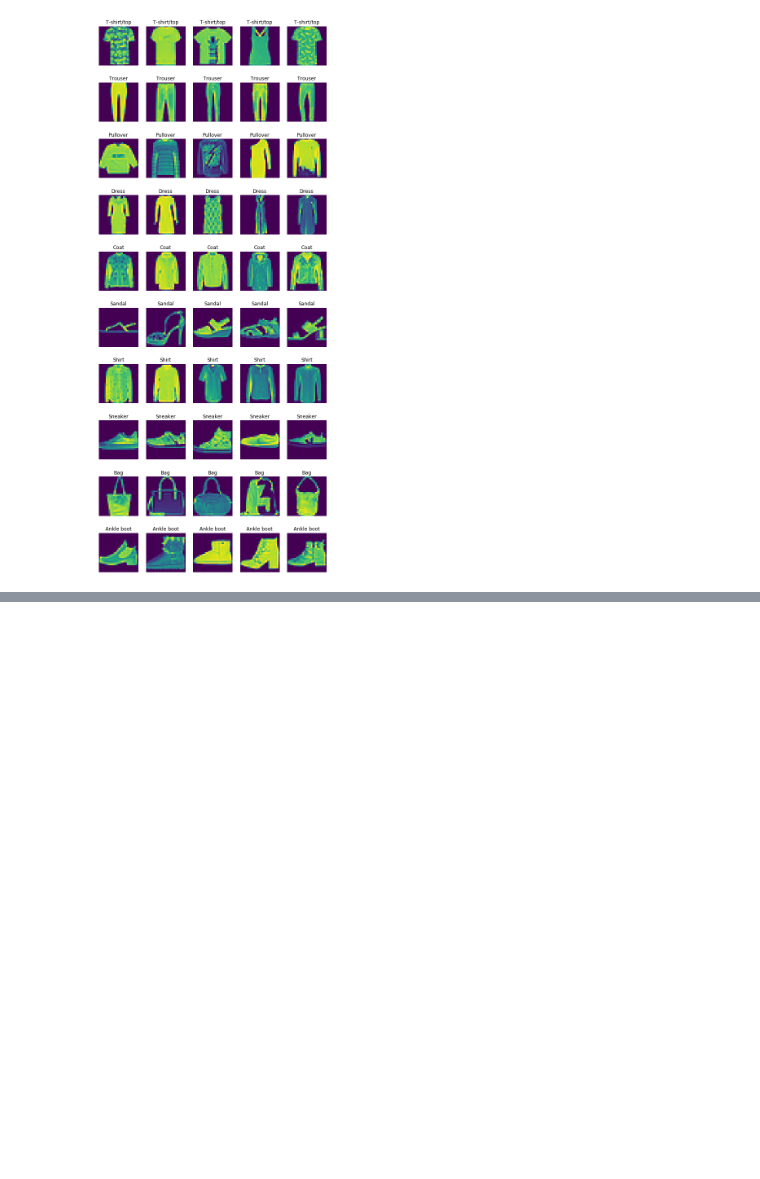
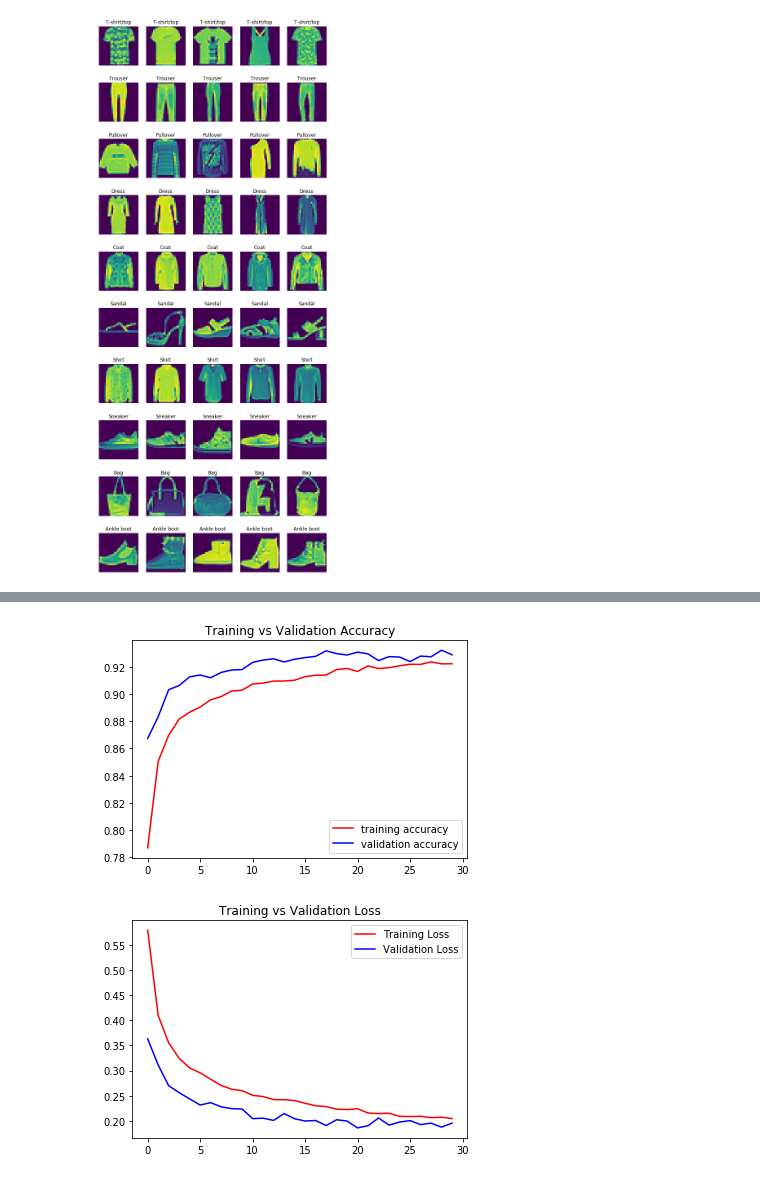
Before and after one commit to RinerAlexander/FashionVision, a Jupyter notebook: MachineLearning.ipynb, the cells around one changed output, grey strips where cells are left out. Cells and saved outputs as stored; diff of their text form; code cells hidden in the pictures; blank space fills up the shorter version.

Commit message:
Model Run up to Image Prediction

```diff
--- a/MachineLearning.ipynb
+++ b/MachineLearning.ipynb
@@ -82,0 +93,26 @@ FileNotFoundError: [Errno 2] No such file or directory: '../input/pixel-pictures
+# %%
+# Image Augmentation
+from tensorflow.keras.preprocessing.image import ImageDataGenerator
+
+training_datagen = ImageDataGenerator(zoom_range=0.1,
+                                      shear_range = 0.1,
+                                      rotation_range = 0.1,
+                                      horizontal_flip=True,
+                                      fill_mode = 'nearest')
+
+training_datagen.fit(training_images)
+# %%
+model = tf.keras.models.Sequential([tf.keras.layers.Conv2D(32,(3,3),activation='relu', padding= 'same', input_shape=(28, 28, 1)),
+                                    tf.keras.layers.MaxPooling2D(2,2),
+                                    tf.keras.layers.Dropout(0.20),
+                                    tf.keras.layers.Conv2D(64,(3,3),activation='relu', padding= 'same'),
+                                    tf.keras.layers.MaxPooling2D(2,2),
+                                    tf.keras.layers.Dropout(0.25),
+                                    tf.keras.layers.Flatten(),
+                                    tf.keras.layers.Dense(256, activation = 'relu'),
+                                    tf.keras.layers.Dropout(0.2),
+                                    tf.keras.layers.Dense(10 , activation = 'softmax')])
+
+model.compile(loss = 'categorical_crossentropy', optimizer = 'adam', metrics = ['accuracy'])
+# %%
+history = model.fit(training_datagen.flow(training_images, training_labels), verbose = 1, epochs = 30, batch_size = 50, steps_per_epoch= len(training_images)/ 50, validation_data= (testing_images, testing_labels))
@@ -82,0 +159,21 @@ FileNotFoundError: [Errno 2] No such file or directory: '../input/pixel-pictures
+# %%
+acc = history.history['accuracy']
+val_acc = history.history['val_accuracy']
+loss = history.history['loss']
+val_loss = history.history['val_loss']
+epochs = range(30)
+
+plt.plot(epochs, acc, 'r', label = 'training accuracy')
+plt.plot(epochs, val_acc, 'b', label = 'validation accuracy')
+plt.title('Training vs Validation Accuracy')
+plt.legend()
+plt.show()
+
+plt.plot(epochs, loss, 'r', label = 'Training Loss')
+plt.plot(epochs , val_loss, 'b', label = 'Validation Loss')
+plt.title('Training vs Validation Loss')
+plt.legend()
+plt.show()
+# %% [output]
+[figure, added]
+[figure, added]
```
Also changed, not shown: parts of 6 cells of this notebook.
